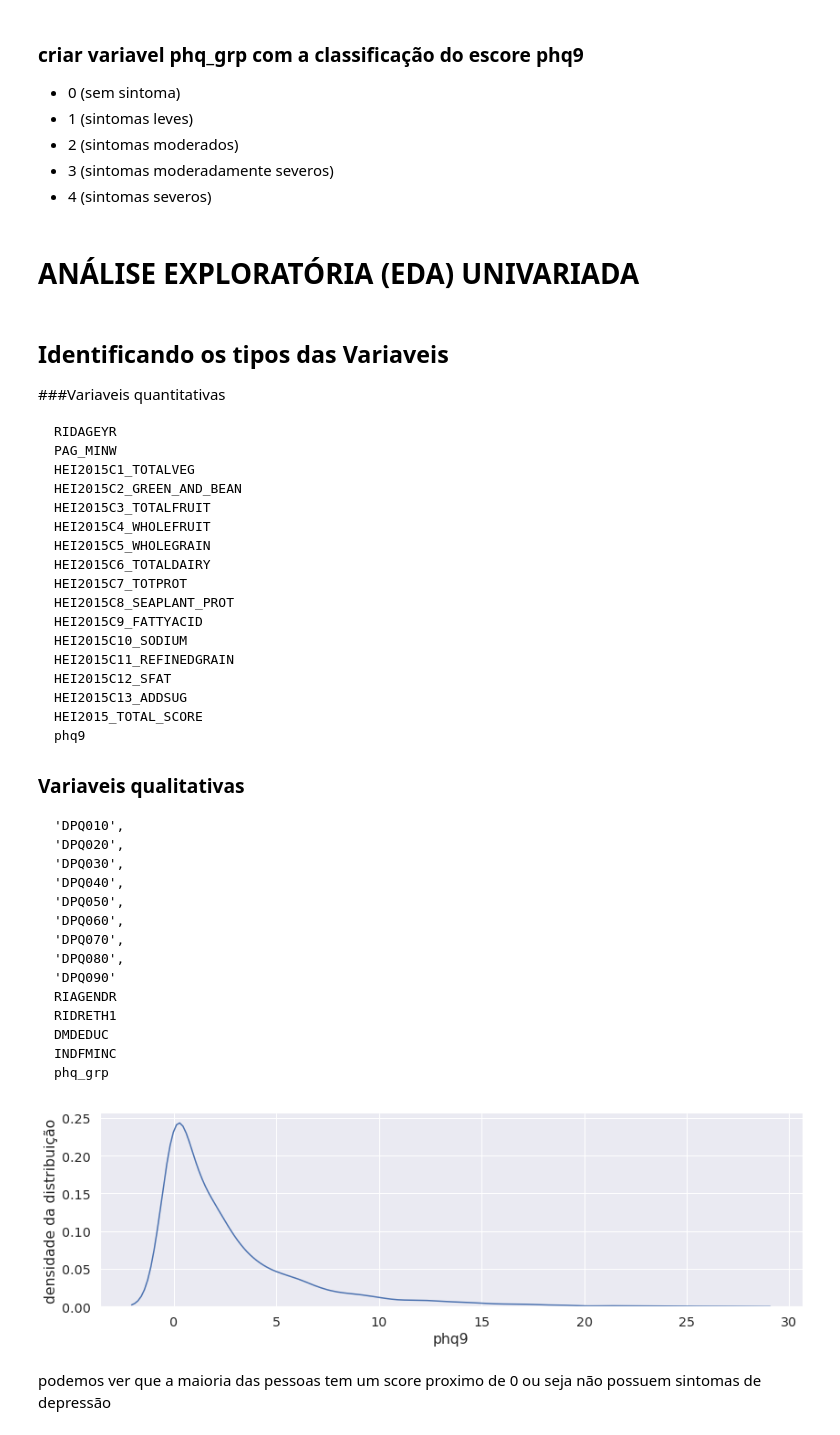
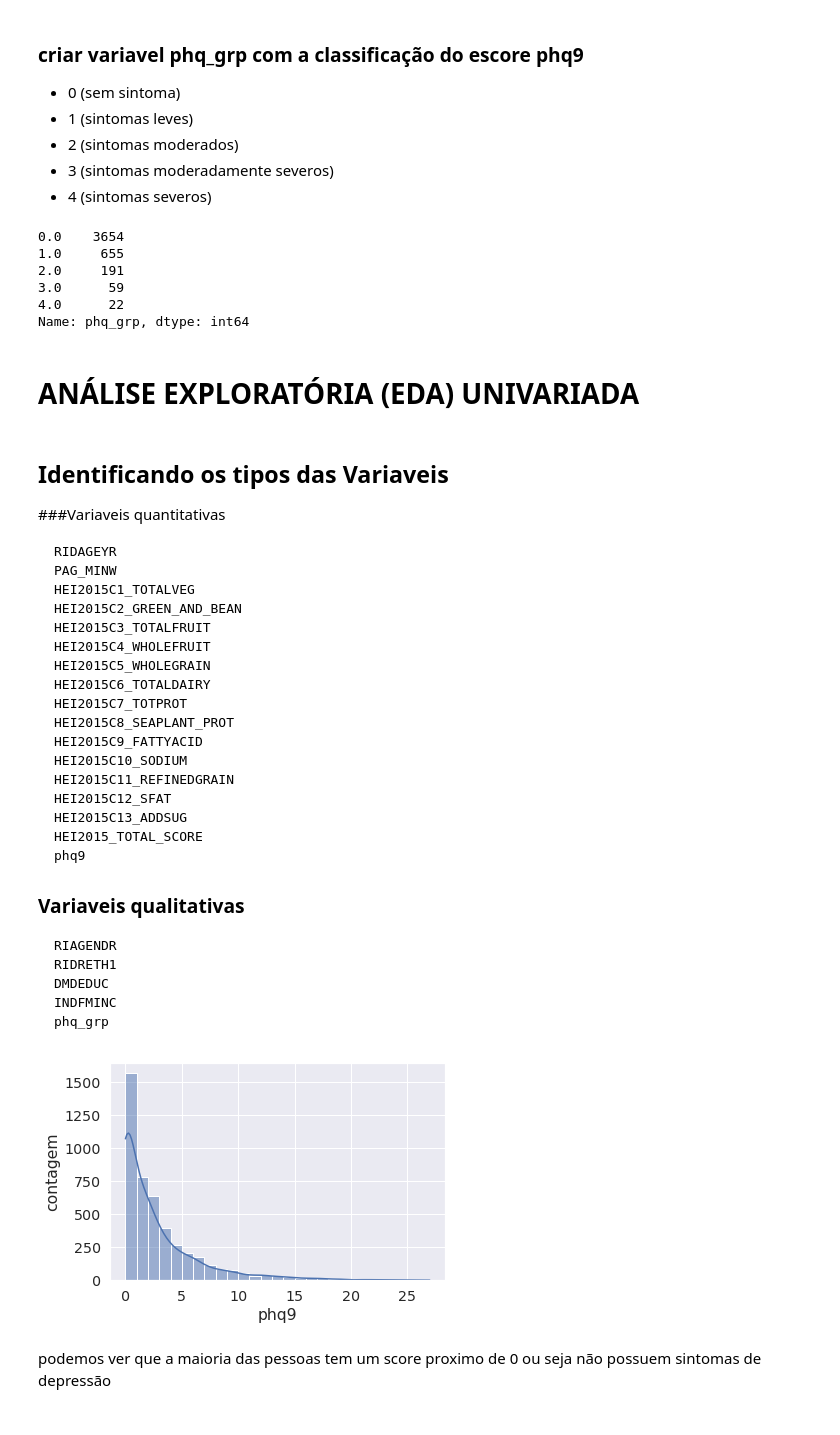
Before and after one commit to DionesGouvea/data-science-toolbox, a Jupyter notebook: Desafio_de_Inferência.ipynb, the cells around one changed output. Saved outputs shown, nothing was run; the diff lists cells and outputs as text; code cells hidden in the pictures.

````diff
--- a/Desafio_de_Inferência.ipynb
+++ b/Desafio_de_Inferência.ipynb
@@ -72,15 +127,32 @@ df['phq9'] = df['DPQ010']+ df['DPQ020']+df['DPQ030']+ df['DPQ040'] +df['DPQ050']
 - 2 (sintomas moderados)
 - 3 (sintomas moderadamente severos)
 - 4 (sintomas severos)
-# %%
-condicoes = [(df['phq9'] < 5),
-             (df['phq9'] >= 5) & (df['phq9'] < 10),
-             (df['phq9'] >=10) & (df['phq9'] <15),
-             (df['phq9'] >=15) & (df['phq9'] <19),
-             (df['phq9'] >= 20)]
-
-opcoes = [0, 1, 2, 3,4]
-df['phq_grp'] = np.select(condicoes, opcoes)
+# %%
+#criando uma função e definindo as condições que desejo para a nova variavel
+def classificar(x):
+  if x <5:
+    return 0
+  elif (x >= 5) & (x <10):
+    return 1
+  elif (x >=10) & (x <15):
+    return 2
+  elif (x >=15) & (x <19):
+    return 3
+  elif x >= 20:
+    return 4
+
+#criando a nova variavel(coluna) e chamando a função criada com apply
+df['phq_grp'] = df['phq9'].apply(classificar)
+# %%
+#verificando como ficou a classificação
+df['phq_grp'].value_counts()
+# %% [output]
+0.0    3654
+1.0     655
+2.0     191
+3.0      59
+4.0      22
+Name: phq_grp, dtype: int64
 # %% [markdown]
 # ANÁLISE EXPLORATÓRIA (EDA) UNIVARIADA
 # %% [markdown]
@@ -108,15 +180,6 @@ phq9
 ```
 ### Variaveis qualitativas
 ```
-'DPQ010',
-'DPQ020',
-'DPQ030',
-'DPQ040',
-'DPQ050',
-'DPQ060',
-'DPQ070',
-'DPQ080',
-'DPQ090'
 RIAGENDR
 RIDRETH1
 DMDEDUC
@@ -163,16 +223,17 @@ df['phq_grp']= df['phq_grp'].map(phqMap)
 # %%
 import matplotlib.pyplot as plt
 import seaborn as sns
 
 sns.set(font_scale = 1.3)
 
-sns.displot(df['phq9'],
-            height = 4,
-            aspect = 3,
-            kind = 'kde') #distribuição continua
-plt.ylabel('densidade da distribuição')
+sns.histplot(df['phq9'],
+             binwidth=1,
+             kde=True,
+
+            )
+plt.ylabel('contagem')
 plt.show()
 # %% [output]
-[figure, old version]
+[figure, new version]
 # %% [markdown]
 podemos ver que a maioria das pessoas tem um score proximo de 0 ou seja não possuem sintomas de depressão
````
Also changed, not shown: parts of 30 cells of this notebook.
